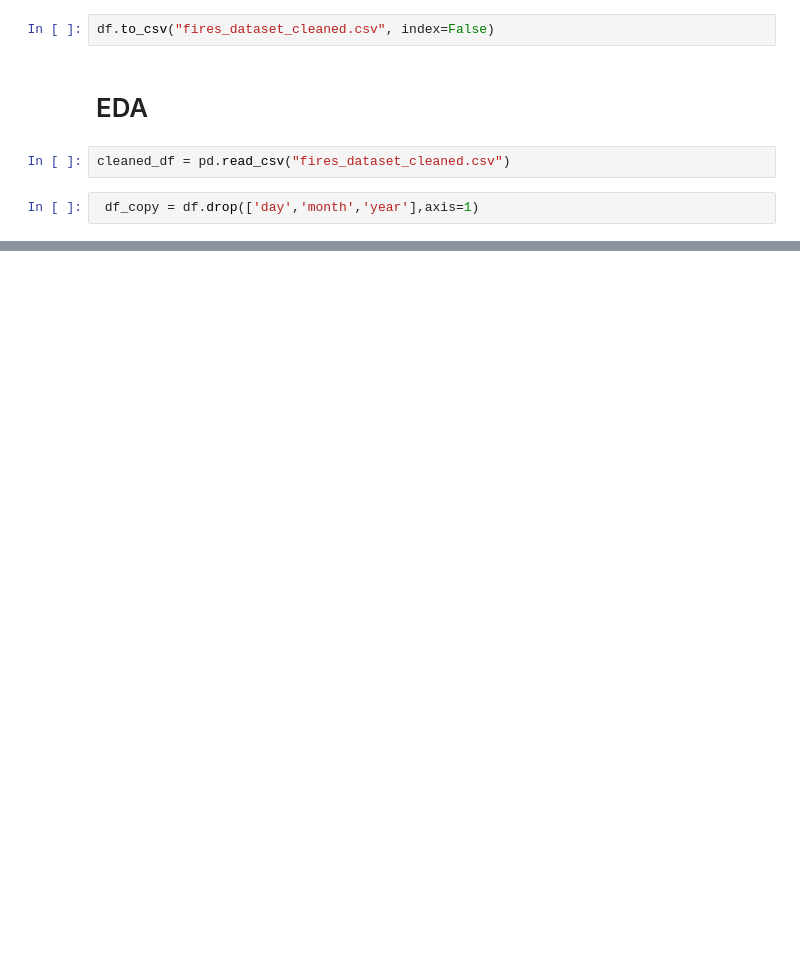
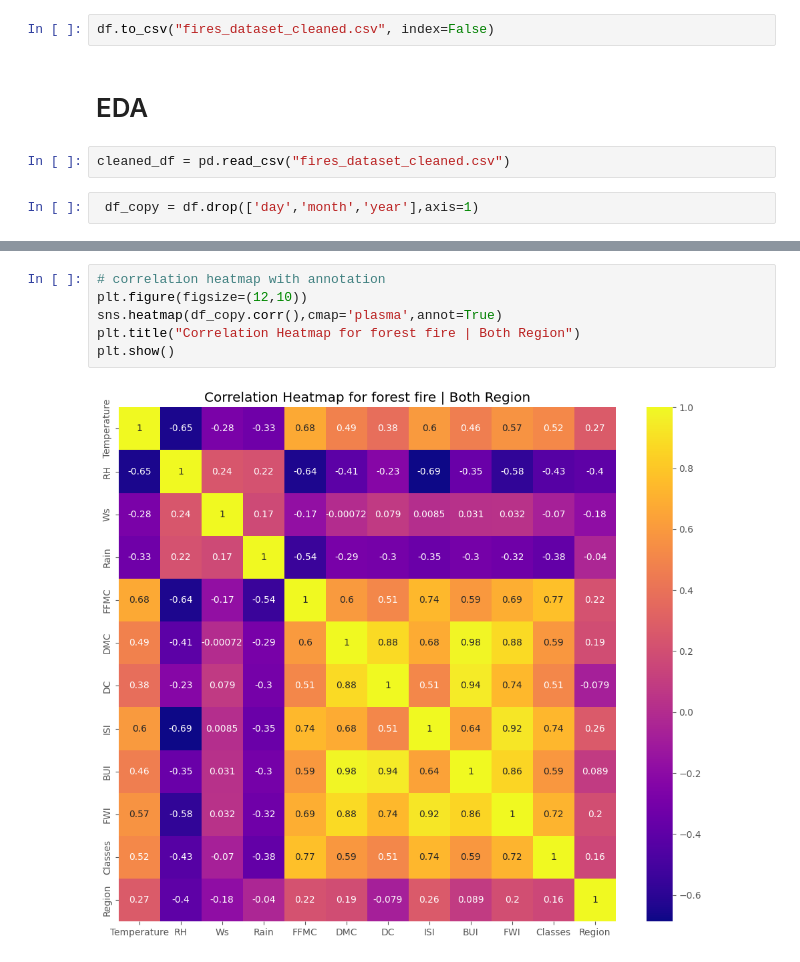
Before and after one commit to ak-pydev/python_practice, a Jupyter notebook: machine-learning/ridgeLasso/ridgeLasso.ipynb, the cells around one changed output, grey strips where cells are left out. Drawn from its saved outputs; the diff is of its cells as text; blank space fills up the shorter version.

```diff
--- a/machine-learning/ridgeLasso/ridgeLasso.ipynb
+++ b/machine-learning/ridgeLasso/ridgeLasso.ipynb
@@ -216,0 +294,8 @@ df_copy
+# %%
+# correlation heatmap with annotation
+plt.figure(figsize=(12,10))
+sns.heatmap(df_copy.corr(),cmap='plasma',annot=True)
+plt.title("Correlation Heatmap for forest fire | Both Region")
+plt.show()
+# %% [output]
+[figure, added]
```
Also changed, not shown: parts of 15 cells of this notebook.
